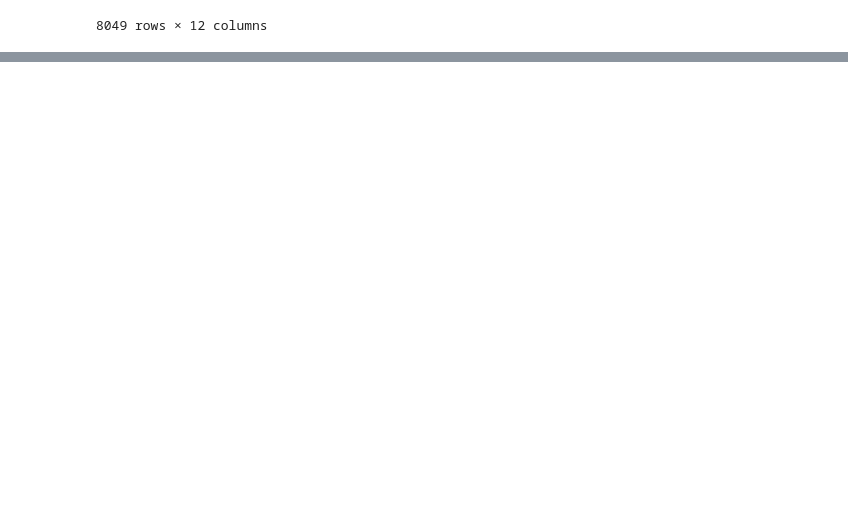
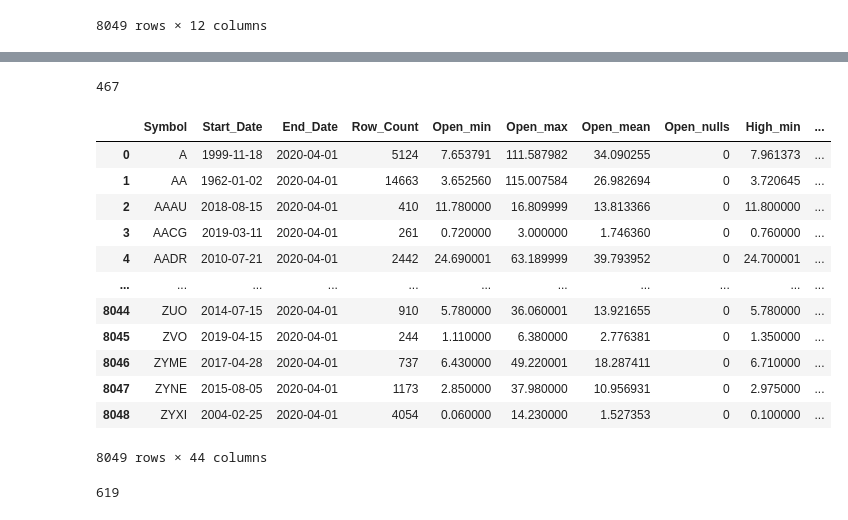
Before and after one commit to york-june-ets/gsharrow-market-etl, a Jupyter notebook: Gsharrow-market-etl.ipynb, the cells around one changed output, grey strips where cells are left out. Cells and saved outputs as stored; diff of their text form; code cells hidden in the pictures; blank space fills up the shorter version.

```diff
--- a/Gsharrow-market-etl.ipynb
+++ b/Gsharrow-market-etl.ipynb
@@ -20,0 +205,15 @@ symbols_valid_meta
+# %%
+# Part 5.e
+
+daily_prices['Log_Return'] = np.log(daily_prices['Adj Close'] / daily_prices['Adj Close'].shift(1))
+
+daily_prices['30 Day Volatility'] = daily_prices.groupby('Symbol')['Log_Return'].transform(
+    lambda x: x.rolling(window=30).std())
+
+vol_sum = daily_prices.groupby('Symbol')['30 Day Volatility'].mean().dropna()
+
+top5_most = vol_sum.sort_values(ascending=False).head(5)
+print(top5_most)
+
+top5_least = vol_sum.sort_values().head(5)
+print(top5_least)
@@ -20,0 +418,41 @@ symbols_valid_meta
+# %%
+# Part 2.c final
+
+penny_stocks.to_sql('penny_stocks', engine, if_exists='append', index=False)
+# %% [output]
+467
+# %%
+# Part 5.f
+
+numeric_columns = ['Open', 'High', 'Low', 'Close', 'Adj Close', 'Volume', 'Percent Change', 'Daily Return', 'Abs Diff Close', '30 Day Volatility']
+
+def summarize_group(g):
+    summary = {}
+    summary['Start_Date'] = g['Date'].min()
+    summary['End_Date'] = g['Date'].max()
+    summary['Row_Count'] = len(g)
+
+    for col in numeric_columns:
+        summary[f'{col}_min'] = g[col].min()
+        summary[f'{col}_max'] = g[col].max()
+        summary[f'{col}_mean'] = g[col].mean()
+        summary[f'{col}_nulls'] = g[col].isnull().sum()
+
+    return pd.Series(summary)
+
+profiling_report = daily_prices.groupby('Symbol').apply(summarize_group).reset_index()
+profiling_report
+# %% [output]
+|  | Symbol | Start_Date | End_Date | Row_Count | Open_min | Open_max | Open_mean | Open_nulls | High_min | ... |
+| 0 | A | 1999-11-18 | 2020-04-01 | 5124 | 7.653791 | 111.587982 | 34.090255 | 0 | 7.961373 | ... |
+| 1 | AA | 1962-01-02 | 2020-04-01 | 14663 | 3.652560 | 115.007584 | 26.982694 | 0 | 3.720645 | ... |
+| 2 | AAAU | 2018-08-15 | 2020-04-01 | 410 | 11.780000 | 16.809999 | 13.813366 | 0 | 11.800000 | ... |
+| 3 | AACG | 2019-03-11 | 2020-04-01 | 261 | 0.720000 | 3.000000 | 1.746360 | 0 | 0.760000 | ... |
+| 4 | AADR | 2010-07-21 | 2020-04-01 | 2442 | 24.690001 | 63.189999 | 39.793952 | 0 | 24.700001 | ... |
+| ... | ... | ... | ... | ... | ... | ... | ... | ... | ... | ... |
+| 8044 | ZUO | 2014-07-15 | 2020-04-01 | 910 | 5.780000 | 36.060001 | 13.921655 | 0 | 5.780000 | ... |
+| 8045 | ZVO | 2019-04-15 | 2020-04-01 | 244 | 1.110000 | 6.380000 | 2.776381 | 0 | 1.350000 | ... |
+| 8046 | ZYME | 2017-04-28 | 2020-04-01 | 737 | 6.430000 | 49.220001 | 18.287411 | 0 | 6.710000 | ... |
+| 8047 | ZYNE | 2015-08-05 | 2020-04-01 | 1173 | 2.850000 | 37.980000 | 10.956931 | 0 | 2.975000 | ... |
+| 8048 | ZYXI | 2004-02-25 | 2020-04-01 | 4054 | 0.060000 | 14.230000 | 1.527353 | 0 | 0.100000 | ... |
+8049 rows × 44 columns
@@ -20,0 +515,4 @@ symbols_valid_meta
+# %%
+profiling_report.to_sql('profiling_report', engine, if_exists='append', index=False)
+# %% [output]
+619
```
Also changed, not shown: parts of 32 cells of this notebook, 1 other file.
